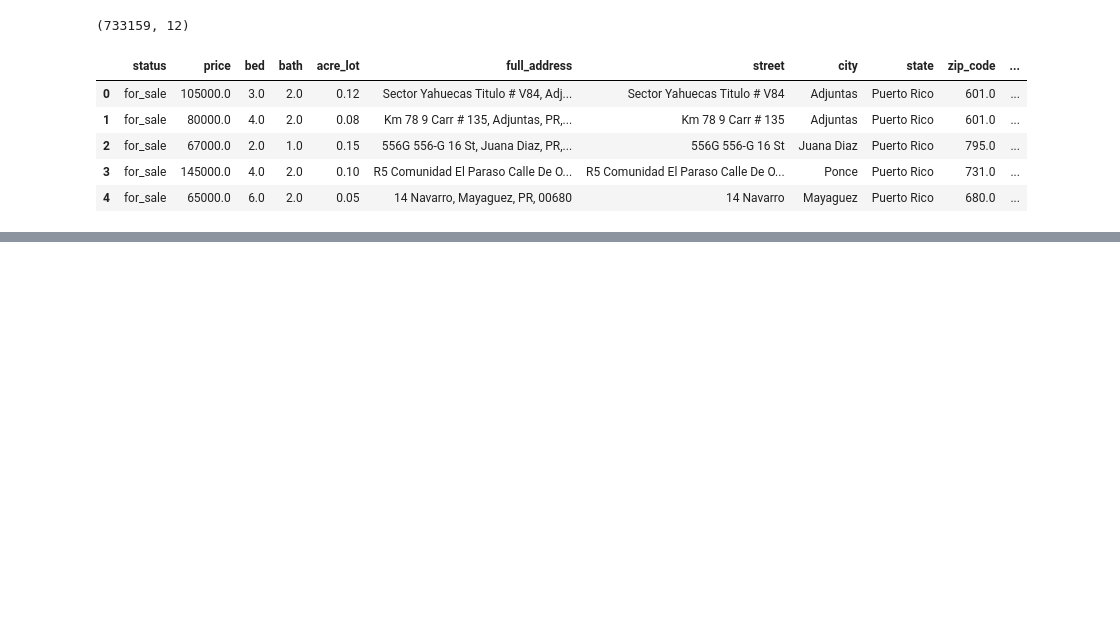
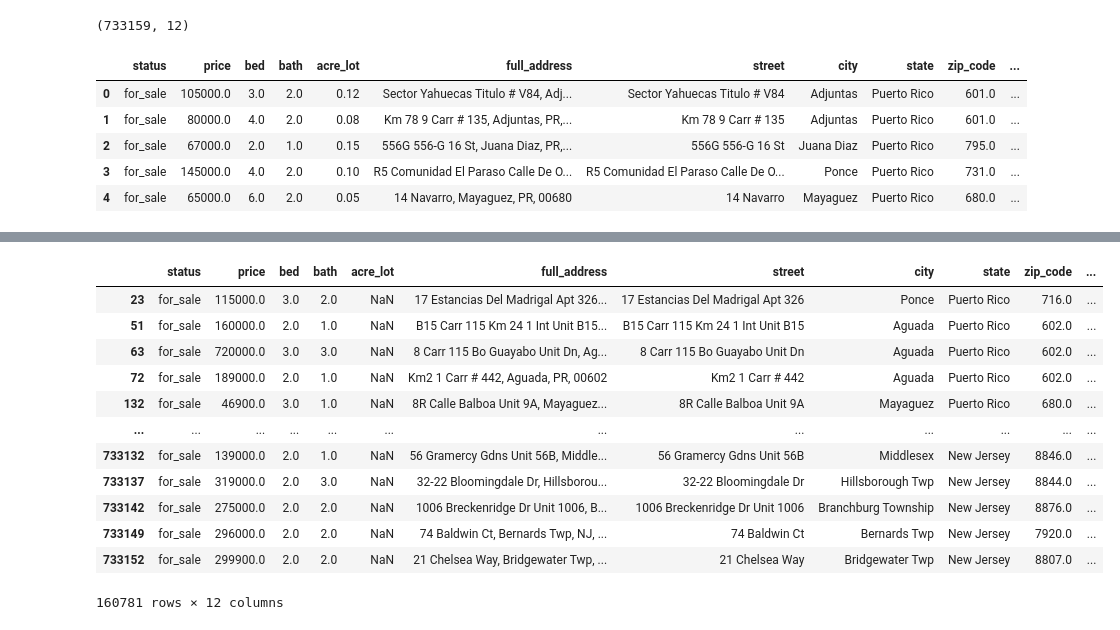
Before and after one commit to gajulaa/US-Real-Estate, a Jupyter notebook: EDA.ipynb, the cells around one changed output, grey strips where cells are left out. Saved outputs shown, nothing was run; the diff lists cells and outputs as text; code cells hidden in the pictures; blank space fills up the shorter version.

```diff
--- a/EDA.ipynb
+++ b/EDA.ipynb
@@ -32,0 +86,16 @@ RE.head()
+# %%
+RE[RE['acre_lot'].isna()]
+# %% [output]
+|  | status | price | bed | bath | acre_lot | full_address | street | city | state | zip_code | ... |
+| 23 | for_sale | 115000.0 | 3.0 | 2.0 | NaN | 17 Estancias Del Madrigal Apt 326... | 17 Estancias Del Madrigal Apt 326 | Ponce | Puerto Rico | 716.0 | ... |
+| 51 | for_sale | 160000.0 | 2.0 | 1.0 | NaN | B15 Carr 115 Km 24 1 Int Unit B15... | B15 Carr 115 Km 24 1 Int Unit B15 | Aguada | Puerto Rico | 602.0 | ... |
+| 63 | for_sale | 720000.0 | 3.0 | 3.0 | NaN | 8 Carr 115 Bo Guayabo Unit Dn, Ag... | 8 Carr 115 Bo Guayabo Unit Dn | Aguada | Puerto Rico | 602.0 | ... |
+| 72 | for_sale | 189000.0 | 2.0 | 1.0 | NaN | Km2 1 Carr # 442, Aguada, PR, 00602 | Km2 1 Carr # 442 | Aguada | Puerto Rico | 602.0 | ... |
+| 132 | for_sale | 46900.0 | 3.0 | 1.0 | NaN | 8R Calle Balboa Unit 9A, Mayaguez... | 8R Calle Balboa Unit 9A | Mayaguez | Puerto Rico | 680.0 | ... |
+| ... | ... | ... | ... | ... | ... | ... | ... | ... | ... | ... | ... |
+| 733132 | for_sale | 139000.0 | 2.0 | 1.0 | NaN | 56 Gramercy Gdns Unit 56B, Middle... | 56 Gramercy Gdns Unit 56B | Middlesex | New Jersey | 8846.0 | ... |
+| 733137 | for_sale | 319000.0 | 2.0 | 3.0 | NaN | 32-22 Bloomingdale Dr, Hillsborou... | 32-22 Bloomingdale Dr | Hillsborough Twp | New Jersey | 8844.0 | ... |
+| 733142 | for_sale | 275000.0 | 2.0 | 2.0 | NaN | 1006 Breckenridge Dr Unit 1006, B... | 1006 Breckenridge Dr Unit 1006 | Branchburg Township | New Jersey | 8876.0 | ... |
+| 733149 | for_sale | 296000.0 | 2.0 | 2.0 | NaN | 74 Baldwin Ct, Bernards Twp, NJ, ... | 74 Baldwin Ct | Bernards Twp | New Jersey | 7920.0 | ... |
+| 733152 | for_sale | 299900.0 | 2.0 | 2.0 | NaN | 21 Chelsea Way, Bridgewater Twp, ... | 21 Chelsea Way | Bridgewater Twp | New Jersey | 8807.0 | ... |
+160781 rows × 12 columns
```
Also changed, not shown: parts of 6 cells of this notebook.
